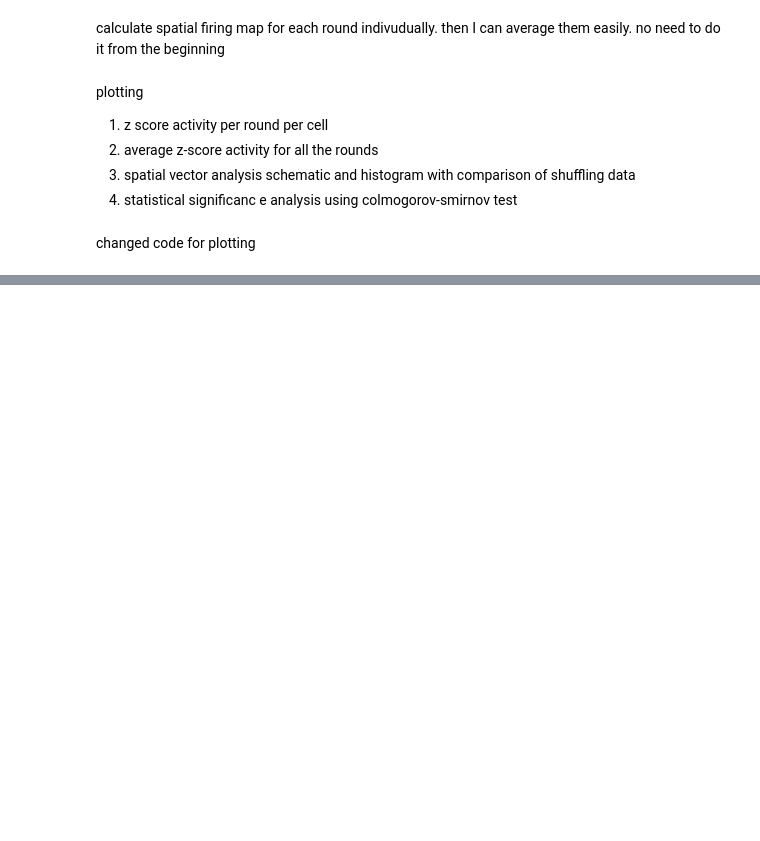
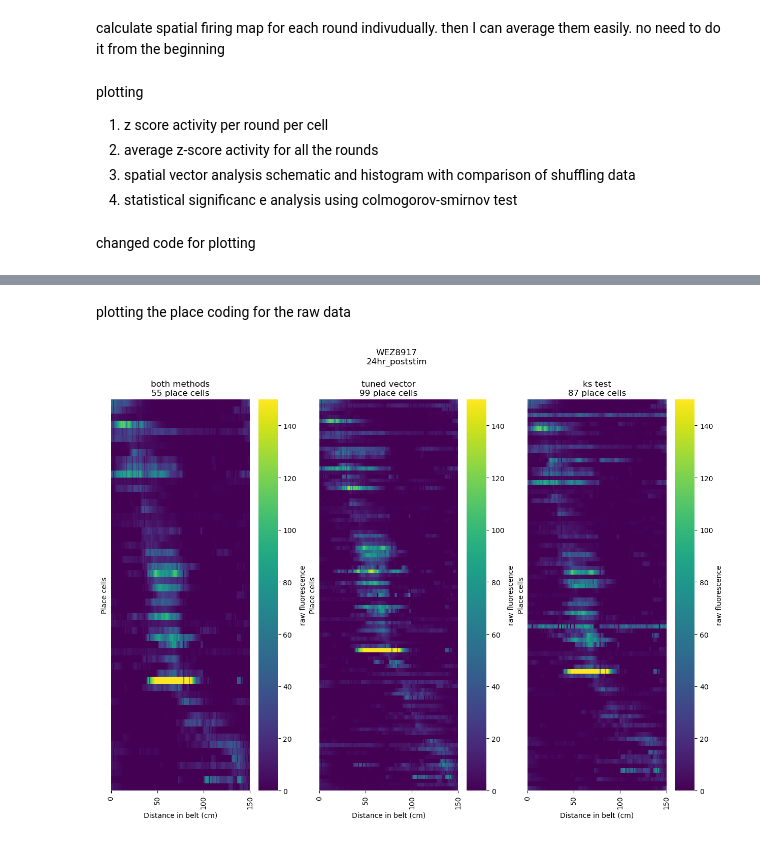
Before and after one commit to ttamiolakis/2p-place-coding, a Jupyter notebook: spatial_coding_test.ipynb, the cells around one changed output, grey strips where cells are left out. Saved outputs shown, nothing was run; the diff lists cells and outputs as text; code cells hidden in the pictures; blank space fills up the shorter version.

```diff
--- a/spatial_coding_test.ipynb
+++ b/spatial_coding_test.ipynb
@@ -564,0 +606,30 @@ plt.show()
+# %% [markdown]
+plotting the place coding for the raw data
+# %%
+
+
+place_cells_plotting=PdfPages(results_folder+'place_cell_coding_raw_data.pdf')
+
+
+cell_datasets=[place_cells_both_methods,place_cells_tuned_vector,place_cells_ks_test]
+titles=['both methods','tuned vector','ks test']
+
+custom_ticks = [0, 50, 100, 150]  # Specify the positions where you want the ticks
+custom_labels = ['0', '50', '100', '150']  # Specify the labels for the ticks
+
+fig,ax=plt.subplots(2,3,figsize=(15,10))#
+fig.suptitle(f'{mouse_ID}\n{condition}')
+
+
+
+
+
+
+
+plt.show()
+
+place_cells_plotting.savefig(fig)
+
+place_cells_plotting.close()
+# %% [output]
+[figure, added]
```
Also changed, not shown: parts of 6 cells of this notebook.
